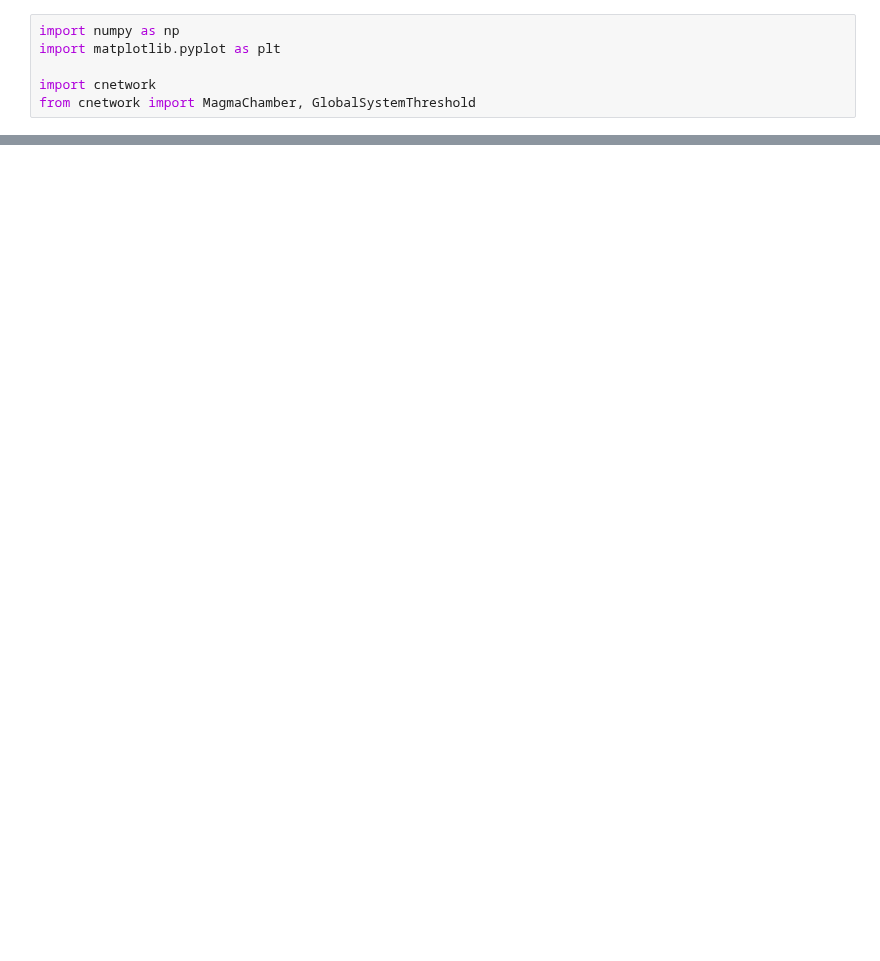
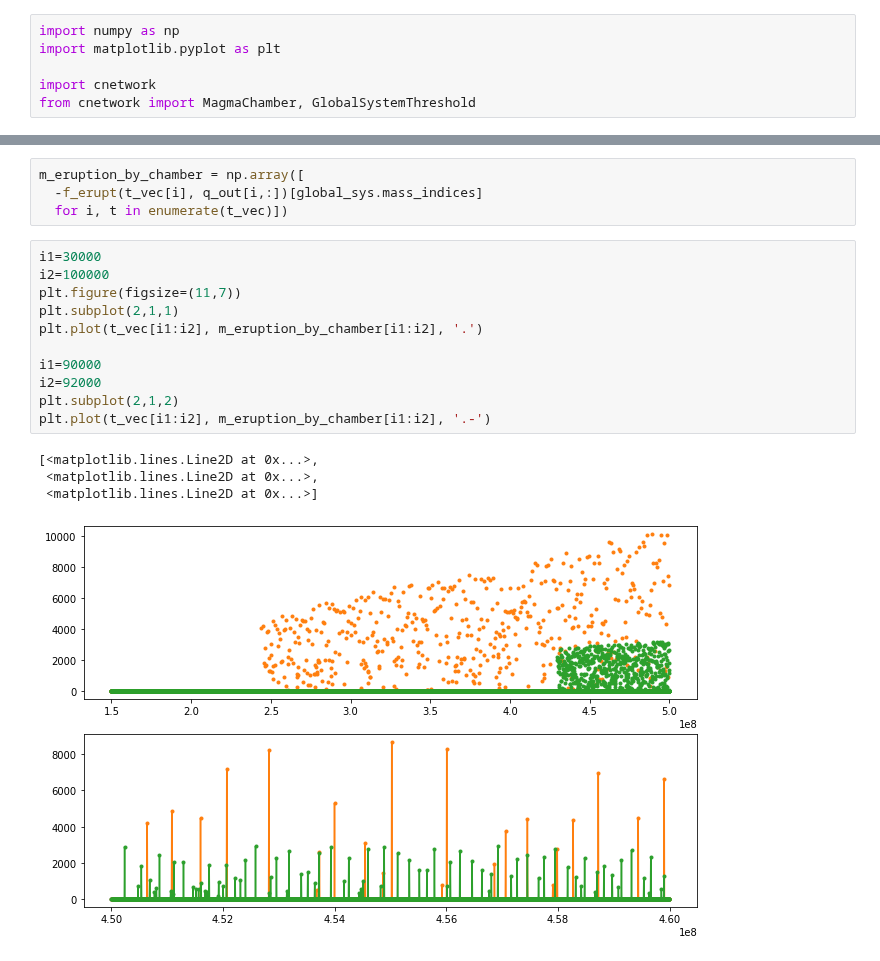
Before and after one commit to fredriclam/magma-network, a Jupyter notebook: fig_V_formation.ipynb, the cells around one changed output, grey strips where cells are left out. Saved outputs shown, nothing was run; the diff lists cells and outputs as text; blank space fills up the shorter version.

```diff
--- a/fig_V_formation.ipynb
+++ b/fig_V_formation.ipynb
@@ -88,3 +92,23 @@ plt.tight_layout()
+# %%
+m_eruption_by_chamber = np.array([
+  -f_erupt(t_vec[i], q_out[i,:])[global_sys.mass_indices]
+  for i, t in enumerate(t_vec)])
+# %%
+i1=30000
+i2=100000
+plt.figure(figsize=(11,7))
+plt.subplot(2,1,1)
+plt.plot(t_vec[i1:i2], m_eruption_by_chamber[i1:i2], '.')
+
+i1=90000
+i2=92000
+plt.subplot(2,1,2)
+plt.plot(t_vec[i1:i2], m_eruption_by_chamber[i1:i2], '.-')
+# %% [output]
+[<matplotlib.lines.Line2D at 0x...>,
+ <matplotlib.lines.Line2D at 0x...>,
+ <matplotlib.lines.Line2D at 0x...>]
+[figure, added]
 # %%
 plt.figure(figsize=(5,4))
 
```
Also changed, not shown: parts of 7 cells of this notebook, 1 other file.
